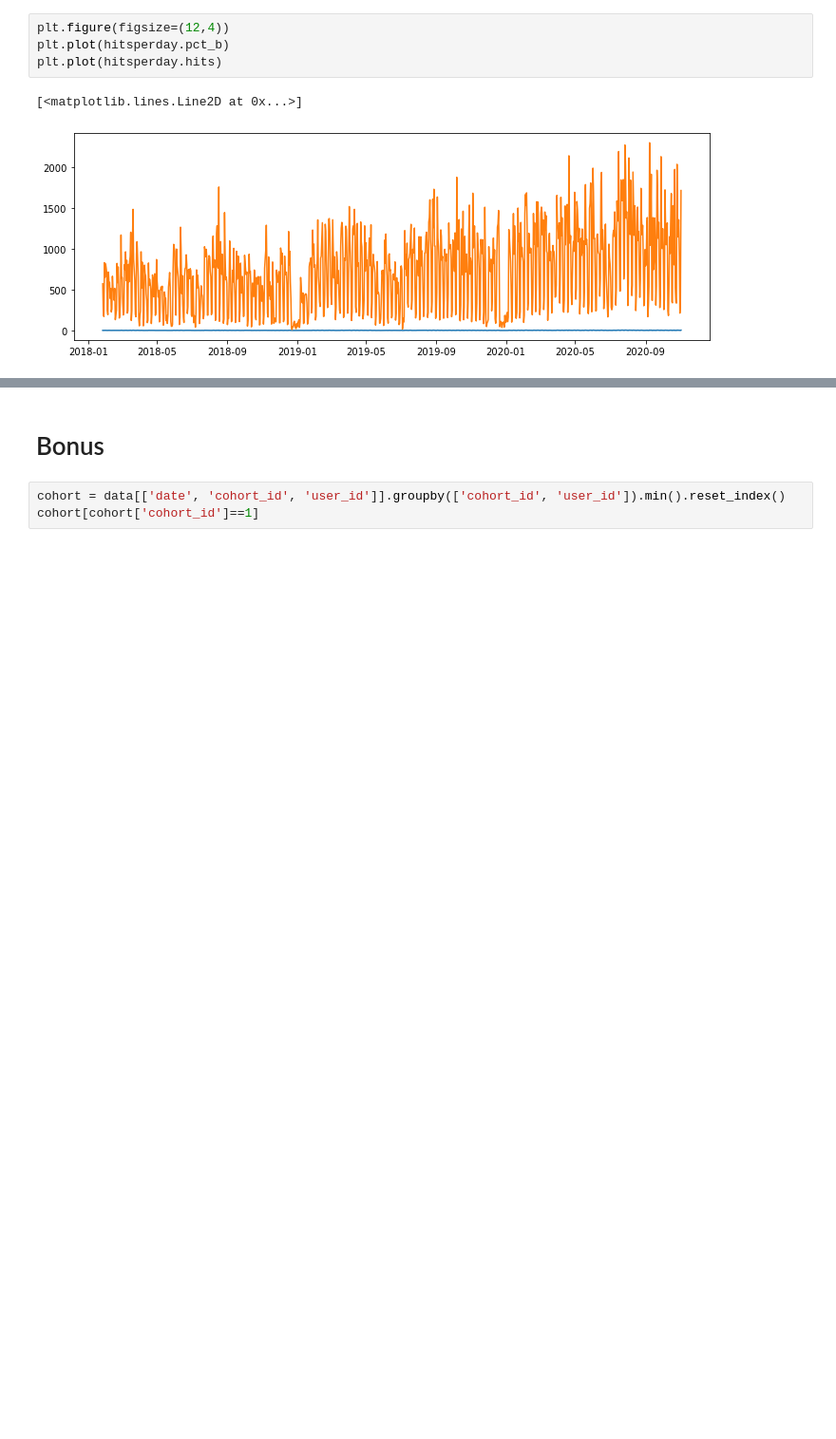
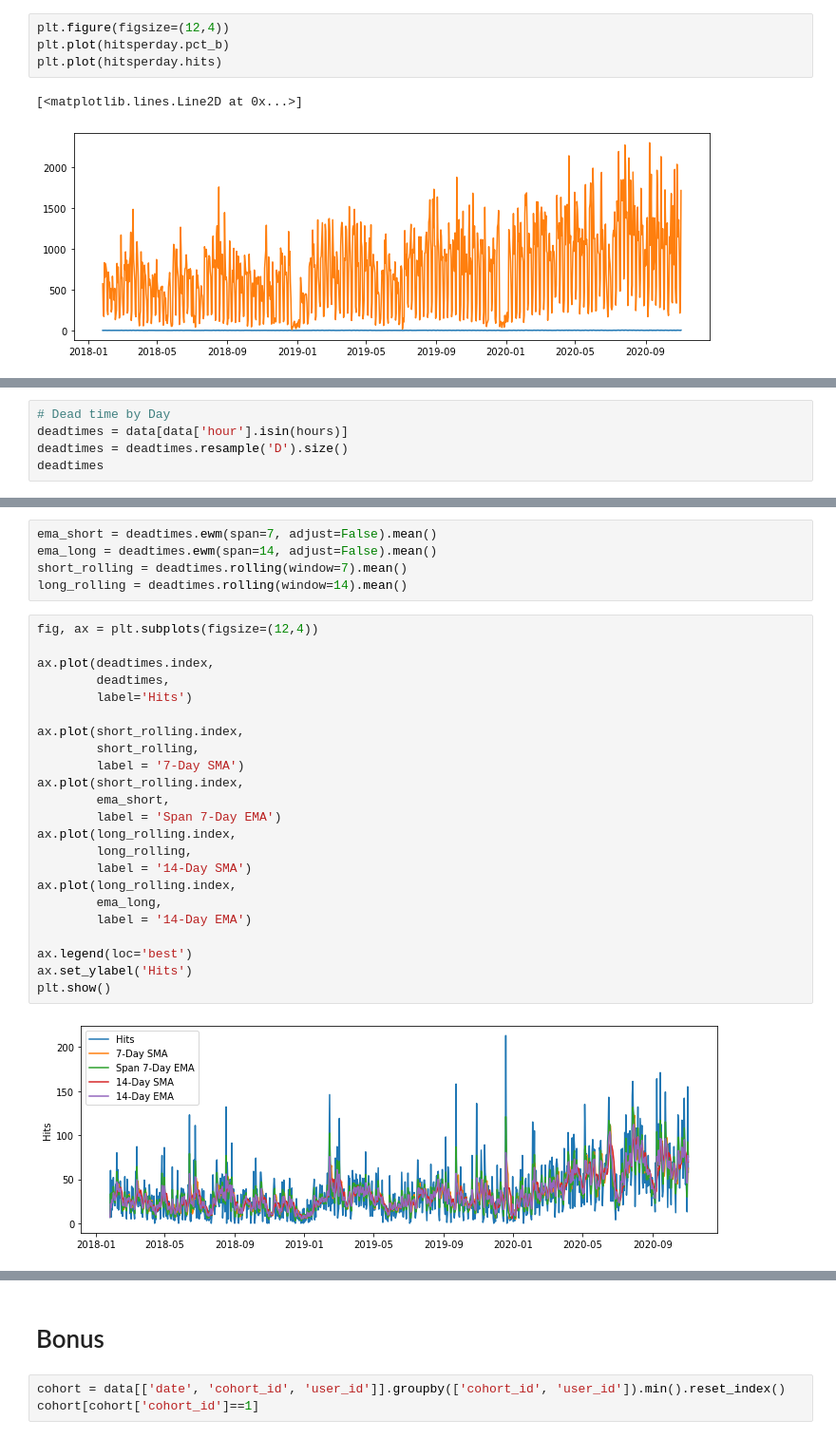
Before and after one commit to datastraine/anomaly-detection-exercises, a Jupyter notebook: time_series_anomaly_detection.ipynb, the cells around one changed output, grey strips where cells are left out. Shown: that part at 95% size. Drawn from its saved outputs; the diff is of its cells as text; blank space fills up the shorter version.

```diff
--- a/time_series_anomaly_detection.ipynb
+++ b/time_series_anomaly_detection.ipynb
@@ -517,0 +506,5 @@ cohort[cohort['days_used'] > 540]['user_id']
+# %%
+# Dead time by Day
+deadtimes = data[data['hour'].isin(hours)]
+deadtimes = deadtimes.resample('D').size()
+deadtimes
@@ -517,0 +525,30 @@ cohort[cohort['days_used'] > 540]['user_id']
+# %%
+ema_short = deadtimes.ewm(span=7, adjust=False).mean()
+ema_long = deadtimes.ewm(span=14, adjust=False).mean()
+short_rolling = deadtimes.rolling(window=7).mean()
+long_rolling = deadtimes.rolling(window=14).mean()
+# %%
+fig, ax = plt.subplots(figsize=(12,4))
+
+ax.plot(deadtimes.index,
+        deadtimes,
+        label='Hits')
+
+ax.plot(short_rolling.index,
+        short_rolling,
+        label = '7-Day SMA')
+ax.plot(short_rolling.index,
+        ema_short,
+        label = 'Span 7-Day EMA')
+ax.plot(long_rolling.index,
+        long_rolling,
+        label = '14-Day SMA')
+ax.plot(long_rolling.index,
+        ema_long,
+        label = '14-Day EMA')
+
+ax.legend(loc='best')
+ax.set_ylabel('Hits')
+plt.show()
+# %% [output]
+[figure, added]
```
Also changed, not shown: parts of 9 cells of this notebook.
